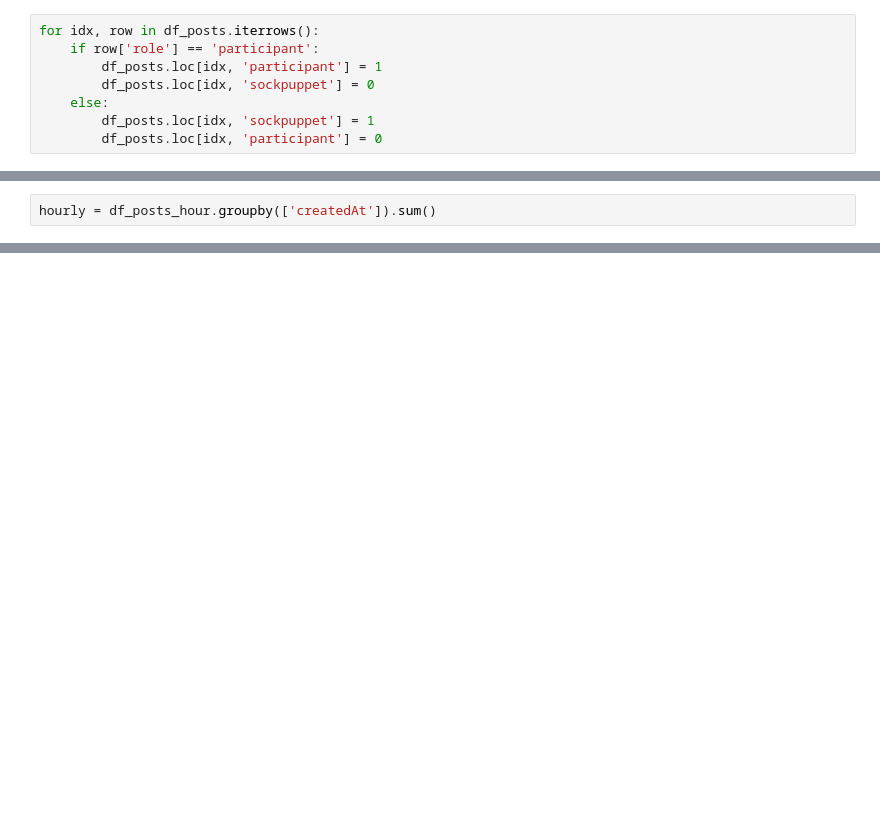
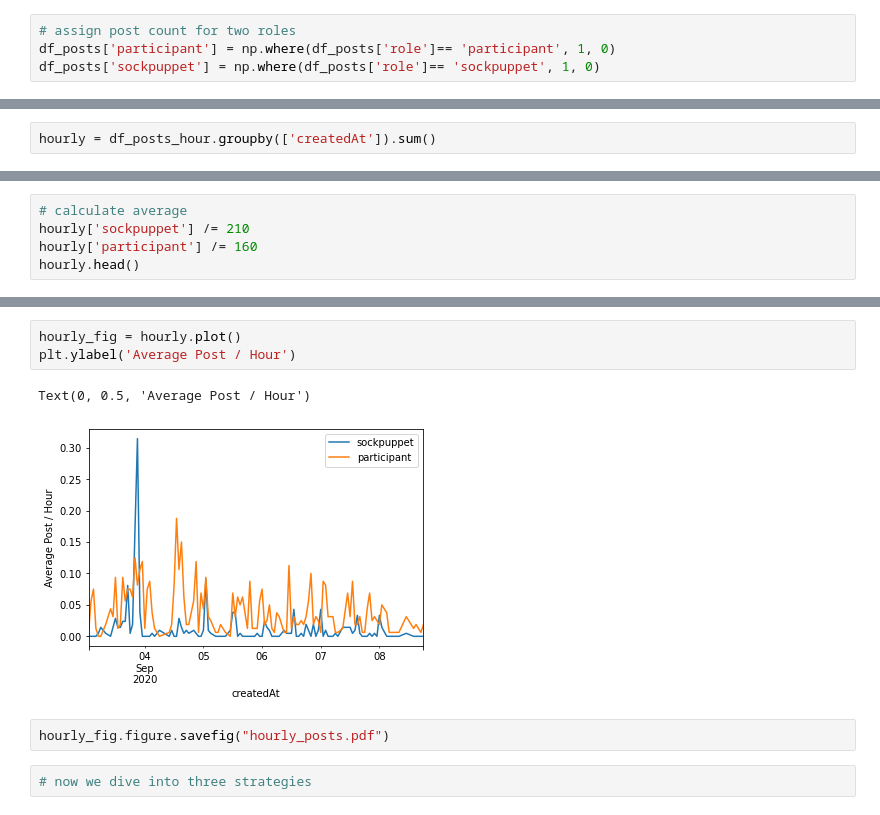
Before and after one commit to ruiliu310/dartpost-research, a Jupyter notebook: rb_posts_analysis.ipynb, the cells around one changed output, grey strips where cells are left out. Saved outputs shown, nothing was run; the diff lists cells and outputs as text; blank space fills up the shorter version.

Commit message:
update posts plot

```diff
--- a/rb_posts_analysis.ipynb
+++ b/rb_posts_analysis.ipynb
@@ -95,14 +111,10 @@ df_posts.head()
 | 2020-09-03 02:31:10.028000+00:00 | NaN | {""} | 2020-09-03 02:34:29.992000+00:00 | 2611 | participant |
 | 2020-09-03 02:34:07.312000+00:00 | It is crucial that the United Sta... | {Worldaffairs} | 2020-09-04 13:08:51.133000+00:00 | 2593 | participant |
 | 2020-09-03 02:36:27.825000+00:00 | Strongly disapprove of a two perc... | {WealthTax} | 2020-09-04 13:08:51.133000+00:00 | 2593 | participant |
-# %%
-for idx, row in df_posts.iterrows():
-    if row['role'] == 'participant':
-        df_posts.loc[idx, 'participant'] = 1
-        df_posts.loc[idx, 'sockpuppet'] = 0
-    else:
-        df_posts.loc[idx, 'sockpuppet'] = 1
-        df_posts.loc[idx, 'participant'] = 0
+# %%
+# assign post count for two roles
+df_posts['participant'] = np.where(df_posts['role']== 'participant', 1, 0)
+df_posts['sockpuppet'] = np.where(df_posts['role']== 'sockpuppet', 1, 0)
 # %%
 df_posts.head()
 # %% [output]
@@ -139,0 +145,5 @@ hourly.plot()
+# %%
+# calculate average
+hourly['sockpuppet'] /= 210
+hourly['participant'] /= 160
+hourly.head()
@@ -139,0 +158,10 @@ hourly.plot()
+# %%
+hourly_fig = hourly.plot()
+plt.ylabel('Average Post / Hour')
+# %% [output]
+Text(0, 0.5, 'Average Post / Hour')
+[figure, added]
+# %%
+hourly_fig.figure.savefig("hourly_posts.pdf")
+# %%
+# now we dive into three strategies
```
Also changed, not shown: parts of 24 cells of this notebook, 2 other files.
